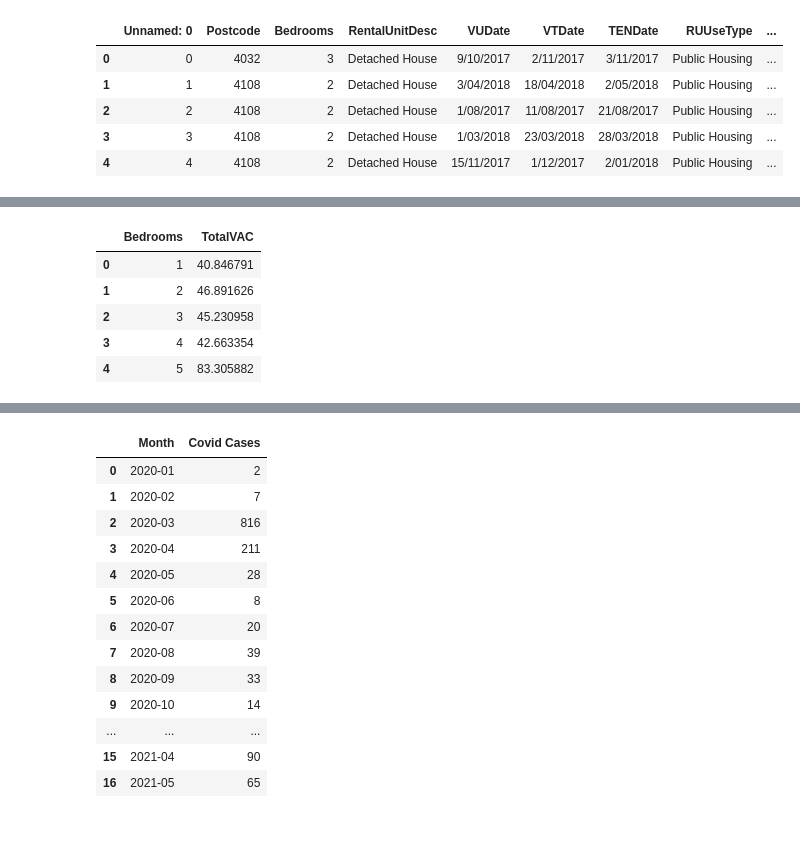
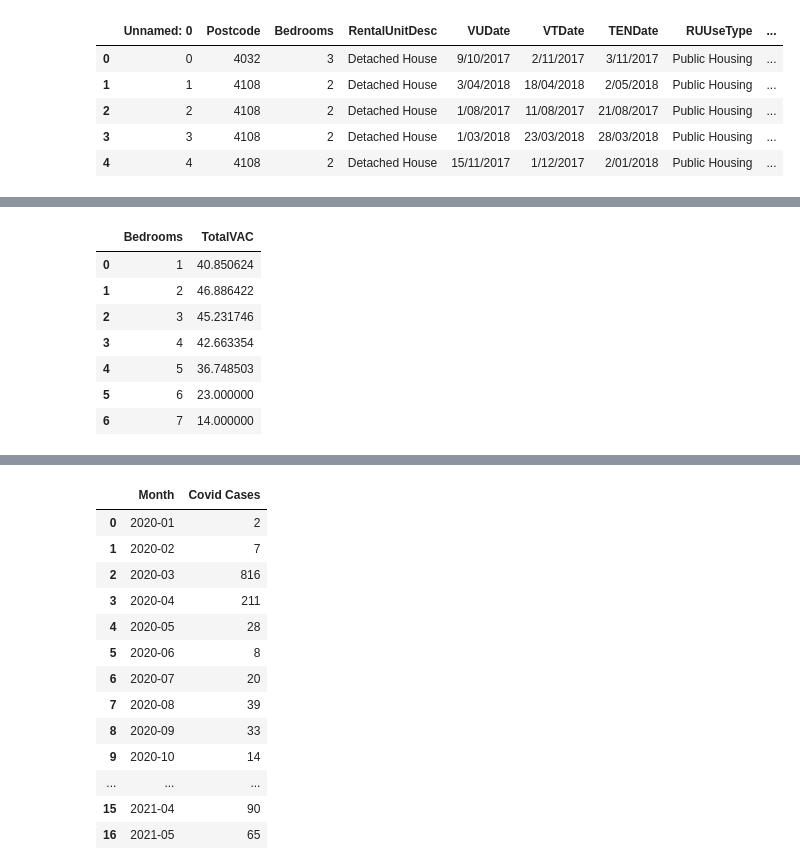
Before and after one commit to Anguyensfg/project-1, a Jupyter notebook: Analysis.ipynb, the cells around one changed output, grey strips where cells are left out. Cells and saved outputs as stored; diff of their text form; code cells hidden in the pictures; blank space fills up the shorter version.

```diff
--- a/Analysis.ipynb
+++ b/Analysis.ipynb
@@ -221,12 +218,14 @@ plt.show()
-# %%
-rooms_groupby.head()
-# %% [output]
-|  | Bedrooms | TotalVAC |
-| 0 | 1 | 40.846791 |
-| 1 | 2 | 46.891626 |
-| 2 | 3 | 45.230958 |
-| 3 | 4 | 42.663354 |
-| 4 | 5 | 83.305882 |
+# %%
+new_rooms_groupby.head(10)
+# %% [output]
+|  | Bedrooms | TotalVAC |
+| 0 | 1 | 40.850624 |
+| 1 | 2 | 46.886422 |
+| 2 | 3 | 45.231746 |
+| 3 | 4 | 42.663354 |
+| 4 | 5 | 36.748503 |
+| 5 | 6 | 23.000000 |
+| 6 | 7 | 14.000000 |
 # %%
 #Read Covid csv
 covid_df = pd.read_csv('raw_data\opendata_qld_covidcase_loc.csv')
```
Also changed, not shown: parts of 3 cells of this notebook, 1 other file.
